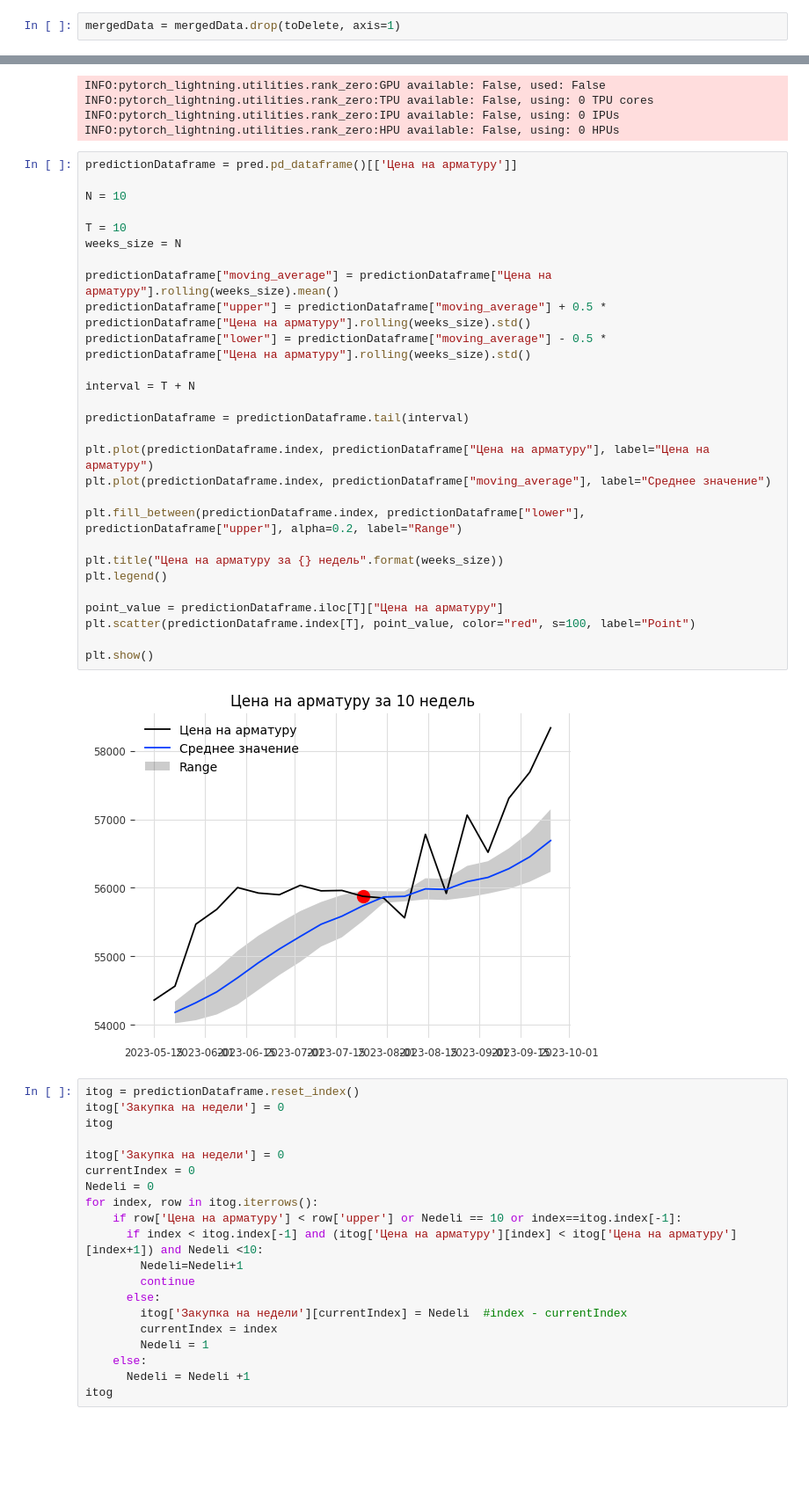
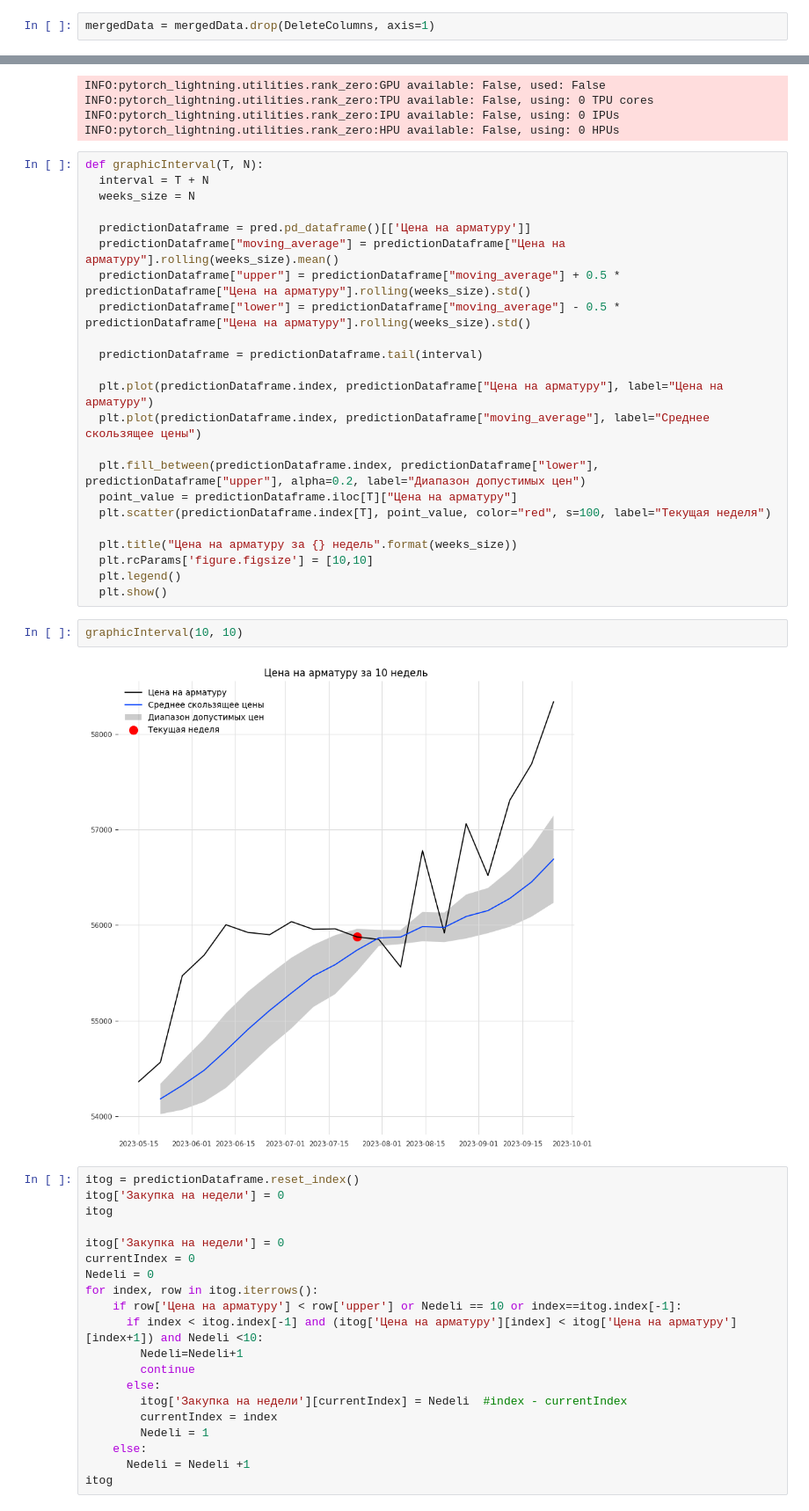
Before and after one commit to asdafafs/hacks-ai-2023, a Jupyter notebook: main.ipynb, the cells around one changed output, grey strips where cells are left out. Shown at 88% size. Drawn from its saved outputs; the diff is of its cells as text; blank space fills up the shorter version.

```diff
--- a/main.ipynb
+++ b/main.ipynb
@@ -41,4 +71,4 @@ DeleteColumns = ['Лом_3А, РФ FCA ж/д Кемеровская обл, ру
                  'Чугун_CFR Западная Европа, $/т',
                  'Чугун_FOB Бразилия Юг, $/т']
 # %%
-mergedData = mergedData.drop(toDelete, axis=1)
+mergedData = mergedData.drop(DeleteColumns, axis=1)
@@ -67,35 +86,32 @@ INFO:pytorch_lightning.utilities.rank_zero:TPU available: False, using: 0 TPU co
 INFO:pytorch_lightning.utilities.rank_zero:IPU available: False, using: 0 IPUs
 INFO:pytorch_lightning.utilities.rank_zero:HPU available: False, using: 0 HPUs
 # %%
-predictionDataframe = pred.pd_dataframe()[['Цена на арматуру']]
+def graphicInterval(T, N):
+  interval = T + N
+  weeks_size = N
 
-N = 10
+  predictionDataframe = pred.pd_dataframe()[['Цена на арматуру']]
+  predictionDataframe["moving_average"] = predictionDataframe["Цена на арматуру"].rolling(weeks_size).mean()
+  predictionDataframe["upper"] = predictionDataframe["moving_average"] + 0.5 * predictionDataframe["Цена на арматуру"].rolling(weeks_size).std()
+  predictionDataframe["lower"] = predictionDataframe["moving_average"] - 0.5 * predictionDataframe["Цена на арматуру"].rolling(weeks_size).std()
 
-T = 10
-weeks_size = N
+  predictionDataframe = predictionDataframe.tail(interval)
 
-predictionDataframe["moving_average"] = predictionDataframe["Цена на арматуру"].rolling(weeks_size).mean()
-predictionDataframe["upper"] = predictionDataframe["moving_average"] + 0.5 * predictionDataframe["Цена на арматуру"].rolling(weeks_size).std()
-predictionDataframe["lower"] = predictionDataframe["moving_average"] - 0.5 * predictionDataframe["Цена на арматуру"].rolling(weeks_size).std()
+  plt.plot(predictionDataframe.index, predictionDataframe["Цена на арматуру"], label="Цена на арматуру")
+  plt.plot(predictionDataframe.index, predictionDataframe["moving_average"], label="Среднее скользящее цены")
 
-interval = T + N
+  plt.fill_between(predictionDataframe.index, predictionDataframe["lower"], predictionDataframe["upper"], alpha=0.2, label="Диапазон допустимых цен")
+  point_value = predictionDataframe.iloc[T]["Цена на арматуру"]
+  plt.scatter(predictionDataframe.index[T], point_value, color="red", s=100, label="Текущая неделя")
 
-predictionDataframe = predictionDataframe.tail(interval)
-
-plt.plot(predictionDataframe.index, predictionDataframe["Цена на арматуру"], label="Цена на арматуру")
-plt.plot(predictionDataframe.index, predictionDataframe["moving_average"], label="Среднее значение")
-
-plt.fill_between(predictionDataframe.index, predictionDataframe["lower"], predictionDataframe["upper"], alpha=0.2, label="Range")
-
-plt.title("Цена на арматуру за {} недель".format(weeks_size))
-plt.legend()
-
-point_value = predictionDataframe.iloc[T]["Цена на арматуру"]
-plt.scatter(predictionDataframe.index[T], point_value, color="red", s=100, label="Point")
-
-plt.show()
+  plt.title("Цена на арматуру за {} недель".format(weeks_size))
+  plt.rcParams['figure.figsize'] = [10,10]
+  plt.legend()
+  plt.show()
-# %% [output]
-[figure, removed]
+# %%
+graphicInterval(10, 10)
+# %% [output]
+[figure, added]
 # %%
 itog = predictionDataframe.reset_index()
 itog['Закупка на недели'] = 0
```
Also changed, not shown: parts of 4 cells of this notebook.
